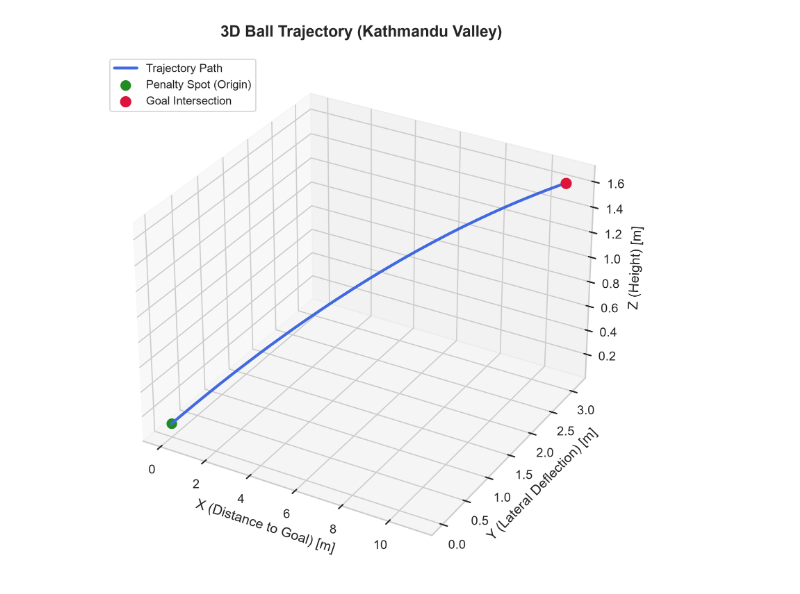
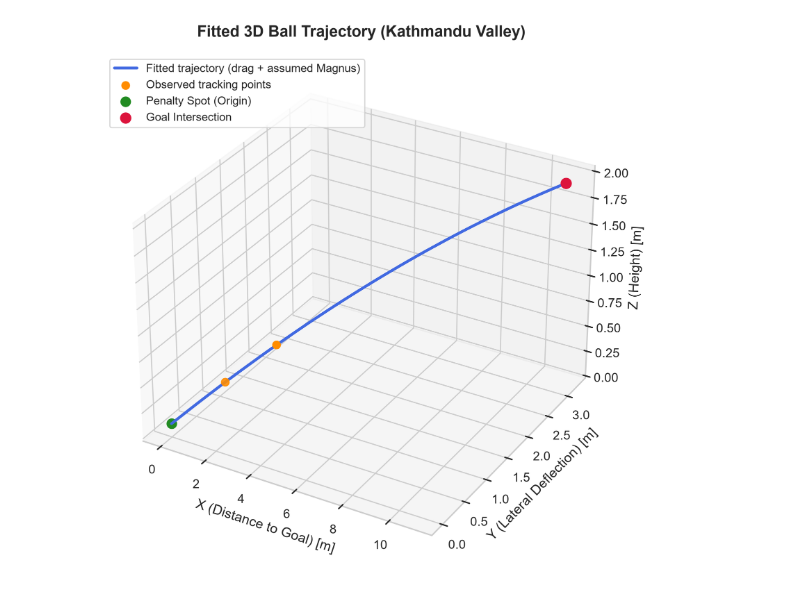
Before and after one commit to Zombizzzzzzz/UndergradPhysicsComp2026, a Jupyter notebook: upc2_masterODEeqn.ipynb, the cells around one changed output. Cells and saved outputs as stored; diff of their text form; code cells hidden in the pictures.

```diff
--- a/upc2_masterODEeqn.ipynb
+++ b/upc2_masterODEeqn.ipynb
@@ -106,21 +151,22 @@ Goal Impact Coordinates: Y = 3.100 m, Z = 1.617 m
 # %%
 fig = plt.figure(figsize=(10, 7))
 ax = fig.add_subplot(projection='3d')
 
-ax.plot(x_traj, y_traj, z_traj, label='Trajectory Path', color='royalblue', lw=2.5)
+ax.plot(x_traj, y_traj, z_traj, label='Fitted trajectory (drag + assumed Magnus)', color='royalblue', lw=2.5)
+ax.scatter([r1[0], r2[0]], [r1[1], r2[1]], [r1[2], r2[2]], color='darkorange', s=45, label='Observed tracking points')
 ax.scatter([0], [0], [0.11], color='forestgreen', s=70, label='Penalty Spot (Origin)')
 ax.scatter([11.0], [final_y], [final_z], color='crimson', s=80, label='Goal Intersection')
 
-ax.set_title("3D Ball Trajectory (Kathmandu Valley)", fontsize=14, fontweight='bold', pad=15)
+ax.set_title("Fitted 3D Ball Trajectory (Kathmandu Valley)", fontsize=14, fontweight='bold', pad=15)
 ax.set_xlabel("X (Distance to Goal) [m]")
 ax.set_ylabel("Y (Lateral Deflection) [m]")
 ax.set_zlabel("Z (Height) [m]")
 ax.legend(loc='upper left', frameon=True)
 
 plt.tight_layout()
 plt.show()
 # %% [output]
-[figure, old version]
+[figure, new version]
 # %%
 fig, ax = plt.subplots(figsize=(9, 6))
 
```
Also changed, not shown: parts of 6 cells of this notebook, 5 other files.
